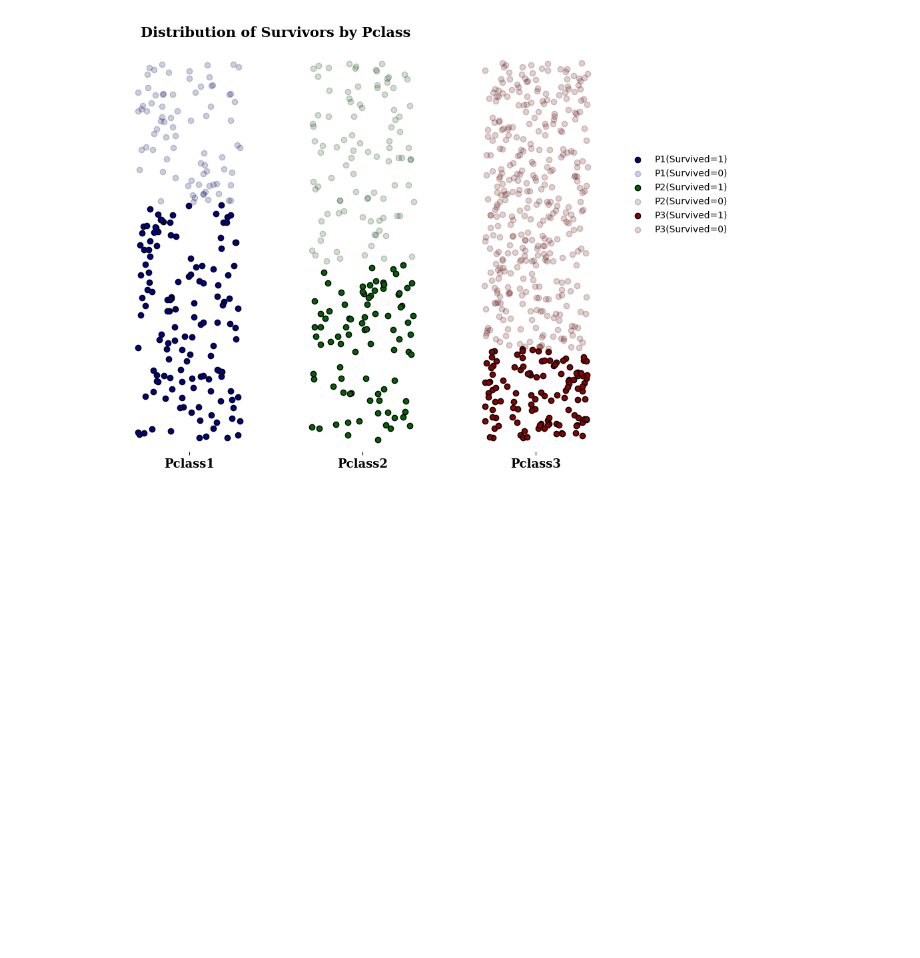
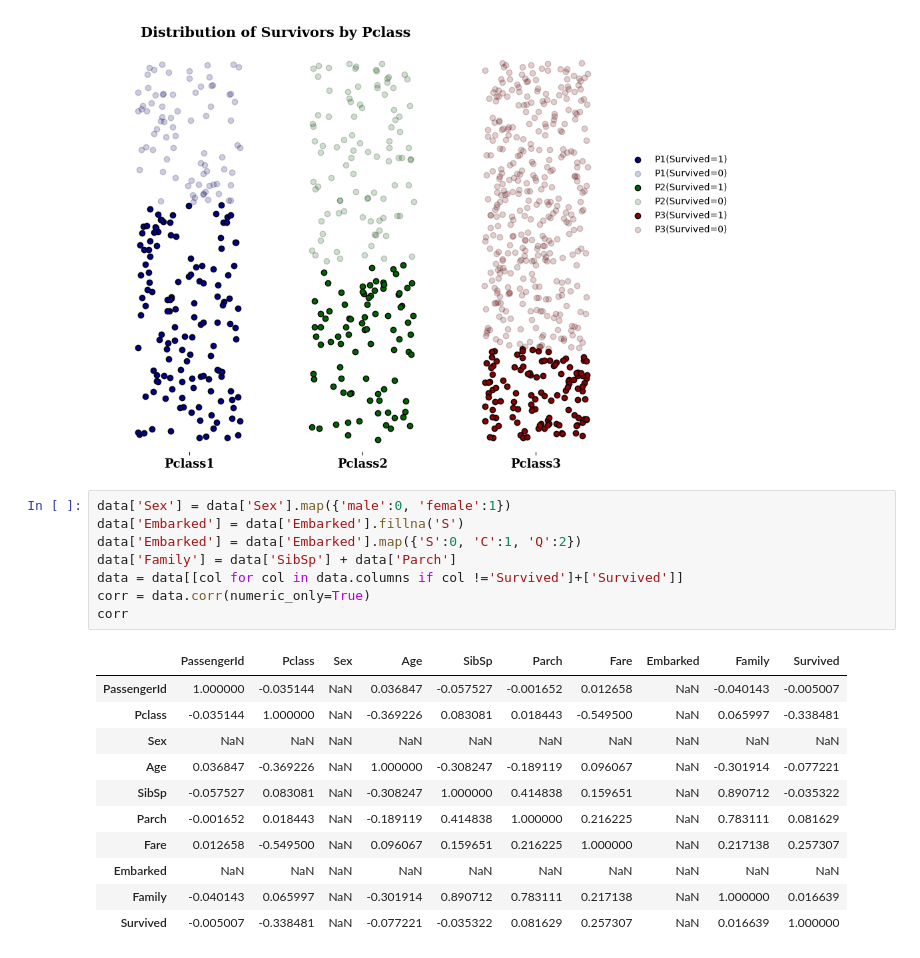
Before and after one commit to VirajBhagiya/Exploratory-data-analysis, a Jupyter notebook: Titanic.ipynb, the cells around one changed output. Saved outputs shown, nothing was run; the diff lists cells and outputs as text; blank space fills up the shorter version.

```diff
--- a/Titanic.ipynb
+++ b/Titanic.ipynb
@@ -293,3 +293,23 @@ plt.tight_layout()
 plt.show()
 # %% [output]
 [figure]
+# %%
+data['Sex'] = data['Sex'].map({'male':0, 'female':1})
+data['Embarked'] = data['Embarked'].fillna('S')
+data['Embarked'] = data['Embarked'].map({'S':0, 'C':1, 'Q':2})
+data['Family'] = data['SibSp'] + data['Parch']
+data = data[[col for col in data.columns if col !='Survived']+['Survived']]
+corr = data.corr(numeric_only=True)
+corr
+# %% [output]
+|  | PassengerId | Pclass | Sex | Age | SibSp | Parch | Fare | Embarked | Family | Survived |
+| PassengerId | 1.000000 | -0.035144 | NaN | 0.036847 | -0.057527 | -0.001652 | 0.012658 | NaN | -0.040143 | -0.005007 |
+| Pclass | -0.035144 | 1.000000 | NaN | -0.369226 | 0.083081 | 0.018443 | -0.549500 | NaN | 0.065997 | -0.338481 |
+| Sex | NaN | NaN | NaN | NaN | NaN | NaN | NaN | NaN | NaN | NaN |
+| Age | 0.036847 | -0.369226 | NaN | 1.000000 | -0.308247 | -0.189119 | 0.096067 | NaN | -0.301914 | -0.077221 |
+| SibSp | -0.057527 | 0.083081 | NaN | -0.308247 | 1.000000 | 0.414838 | 0.159651 | NaN | 0.890712 | -0.035322 |
+| Parch | -0.001652 | 0.018443 | NaN | -0.189119 | 0.414838 | 1.000000 | 0.216225 | NaN | 0.783111 | 0.081629 |
+| Fare | 0.012658 | -0.549500 | NaN | 0.096067 | 0.159651 | 0.216225 | 1.000000 | NaN | 0.217138 | 0.257307 |
+| Embarked | NaN | NaN | NaN | NaN | NaN | NaN | NaN | NaN | NaN | NaN |
+| Family | -0.040143 | 0.065997 | NaN | -0.301914 | 0.890712 | 0.783111 | 0.217138 | NaN | 1.000000 | 0.016639 |
+| Survived | -0.005007 | -0.338481 | NaN | -0.077221 | -0.035322 | 0.081629 | 0.257307 | NaN | 0.016639 | 1.000000 |
```
Also changed, not shown: parts of 2 cells of this notebook.
